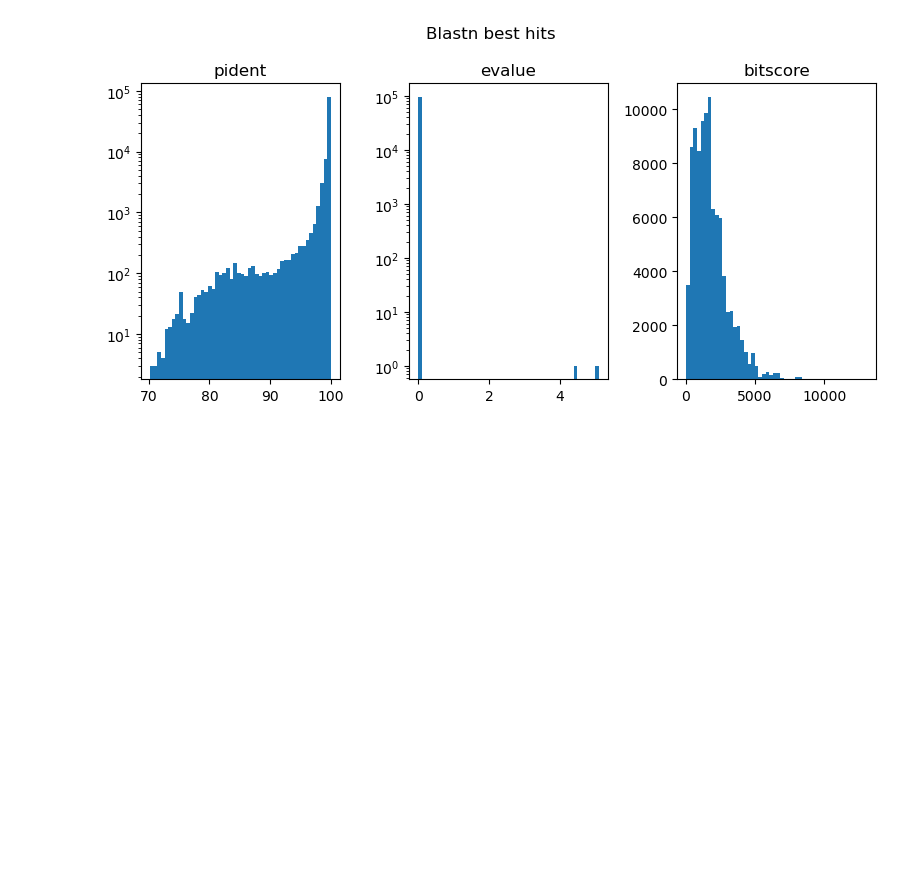
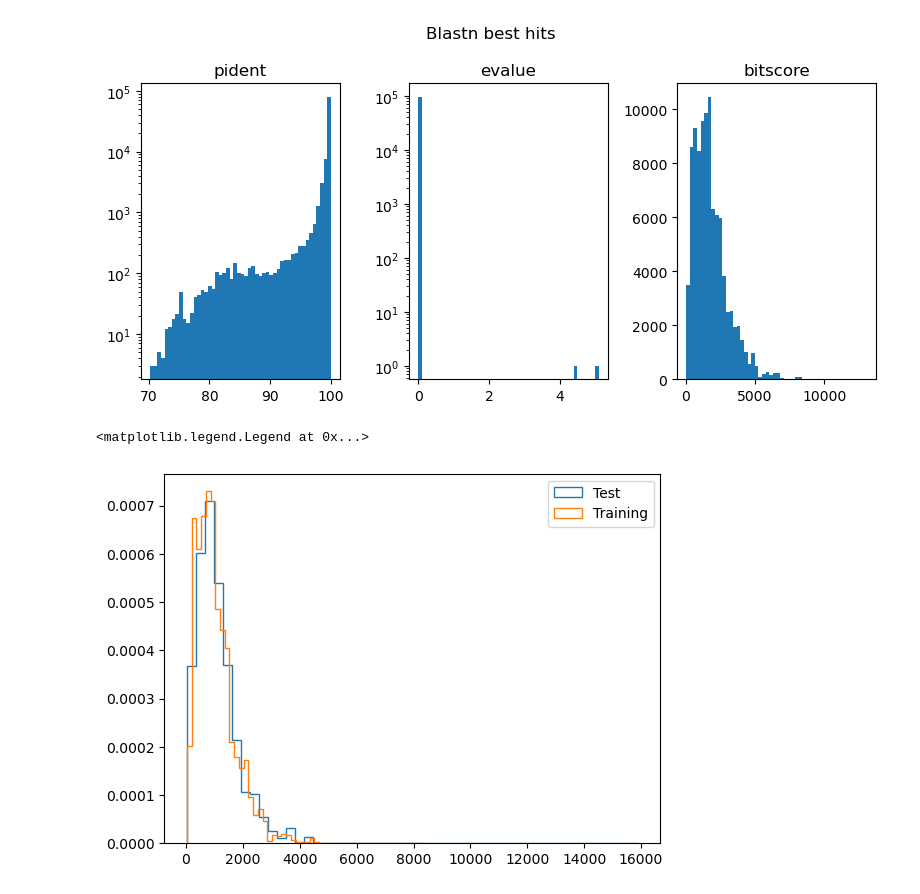
Before and after one commit to theodorross/genome_transformer_dev, a Jupyter notebook: data/visualize-train-test-split.ipynb, the cells around one changed output. Drawn from its saved outputs; the diff is of its cells as text; code cells hidden in the pictures; blank space fills up the shorter version.

```diff
--- a/data/visualize-train-test-split.ipynb
+++ b/data/visualize-train-test-split.ipynb
@@ -80,0 +102,10 @@ with open("gene_sequences/test_genes_no_hit.fasta","w") as f:
+# %%
+'''
+Plot histograms of gene length in each set
+'''
+_ = plt.hist(test_lens, bins=50, density=True, histtype="step", label="Test")
+_ = plt.hist(train_lens, bins=50, density=True, histtype="step", label="Training")
+plt.legend()
+# %% [output]
+<matplotlib.legend.Legend at 0x...>
+[figure, added]
```
Also changed, not shown: parts of 5 cells of this notebook, 10 other files.
